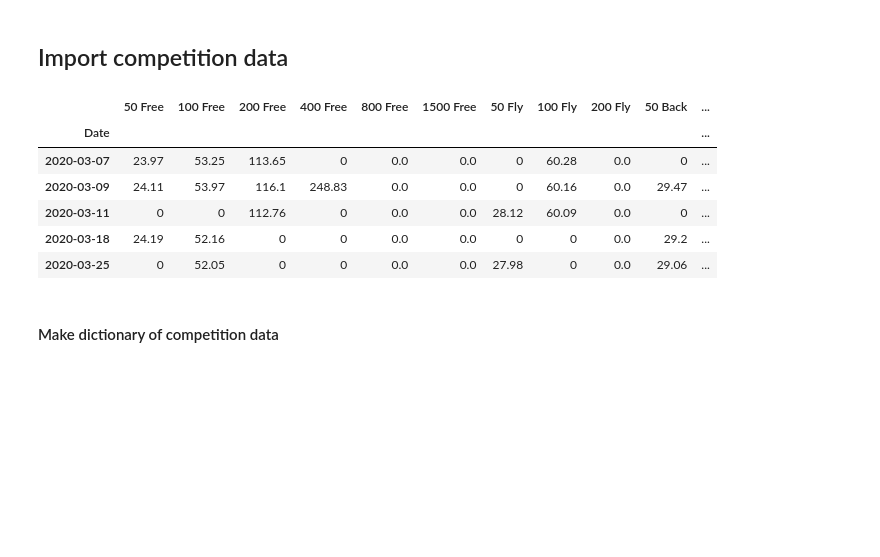
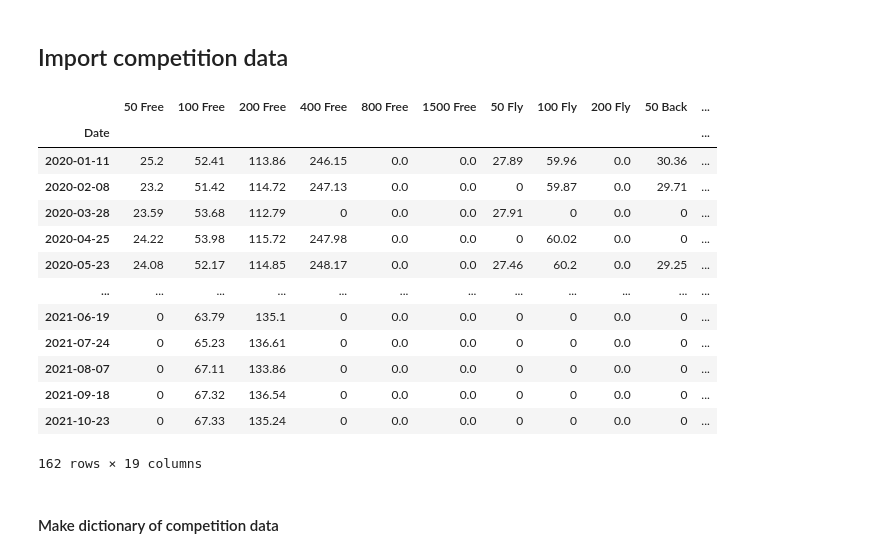
Before and after one commit to JIHOO97/TrainingTime-Visualization, a Jupyter notebook: Swimming_Plot.ipynb, the cells around one changed output. Saved outputs shown, nothing was run; the diff lists cells and outputs as text; code cells hidden in the pictures; blank space fills up the shorter version.

```diff
--- a/Swimming_Plot.ipynb
+++ b/Swimming_Plot.ipynb
@@ -74,39 +74,53 @@ def convertToSec(s):
         millisecond = int(s[6:])
         return minute*60 + second + millisecond/100
     return 0
-# %%
-competition_data = pd.read_csv("Swim_progress.csv") # read csv file
-
-# fill NaN with zeros
-competition_data = competition_data.fillna(0)
-
-# convert Date column as an index
-competition_data['Date'] = pd.to_datetime(competition_data['Date'])
-competition_data.set_index('Date', inplace=True)
-
-# sort by index
-competition_data = competition_data.sort_index()
-
-# drop competition name **나중에 필요하면 이거 지우시면 됩니다 (대신 밑에 코드 수정 필요)**
-competition_data = competition_data.drop(axis=0, columns="Competition Name")
-
-# columns names
-competition_col_list = competition_data.columns
-
-for i in range(len(competition_data)):
-    for col_name in competition_col_list:
-        converted_value = convertToSec(competition_data.iloc[i, competition_data.columns.get_loc(col_name)])
-        competition_data.iloc[i, competition_data.columns.get_loc(col_name)] = converted_value
-
-competition_data.head()
-# %% [output]
-|  | 50 Free | 100 Free | 200 Free | 400 Free | 800 Free | 1500 Free | 50 Fly | 100 Fly | 200 Fly | 50 Back | ... |
-| Date |  |  |  |  |  |  |  |  |  |  | ... |
-| 2020-03-07 | 23.97 | 53.25 | 113.65 | 0 | 0.0 | 0.0 | 0 | 60.28 | 0.0 | 0 | ... |
-| 2020-03-09 | 24.11 | 53.97 | 116.1 | 248.83 | 0.0 | 0.0 | 0 | 60.16 | 0.0 | 29.47 | ... |
-| 2020-03-11 | 0 | 0 | 112.76 | 0 | 0.0 | 0.0 | 28.12 | 60.09 | 0.0 | 0 | ... |
-| 2020-03-18 | 24.19 | 52.16 | 0 | 0 | 0.0 | 0.0 | 0 | 0 | 0.0 | 29.2 | ... |
-| 2020-03-25 | 0 | 52.05 | 0 | 0 | 0.0 | 0.0 | 27.98 | 0 | 0.0 | 29.06 | ... |
+# %%
+competition_data = pd.read_csv("Swim_progress.csv") # read csv file
+
+# fill NaN with zeros
+competition_data = competition_data.fillna(0)
+
+# drop all zero rows
+competition_data = competition_data.loc[(competition_data!=0).any(axis=1)]
+competition_data = competition_data.reset_index(drop=True)
+
+# change date format
+for i in range(len(competition_data)):
+    competition_data.at[i, 'Date'] = datetime.strptime(competition_data.Date[i], '%d/%m/%Y').date()
+
+# convert Date column as an index
+competition_data['Date'] = pd.to_datetime(competition_data['Date'])
+competition_data.set_index('Date', inplace=True)
+
+# convert str to time
+cols = competition_data.columns[:-1]
+isNotEric = False
+for i in range(len(competition_data)):
+    if isNotEric:
+        break
+    for col in cols:
+        if competition_data["Name"][i] != "오승현":
+            isNotEric = True
+            break
+        if competition_data.iloc[i][col] != 0:
+            competition_data.iloc[i, competition_data.columns.get_loc(col)] = convertToSec(competition_data.iloc[i][col])
+
+competition_data
+# %% [output]
+|  | 50 Free | 100 Free | 200 Free | 400 Free | 800 Free | 1500 Free | 50 Fly | 100 Fly | 200 Fly | 50 Back | ... |
+| Date |  |  |  |  |  |  |  |  |  |  | ... |
+| 2020-01-11 | 25.2 | 52.41 | 113.86 | 246.15 | 0.0 | 0.0 | 27.89 | 59.96 | 0.0 | 30.36 | ... |
+| 2020-02-08 | 23.2 | 51.42 | 114.72 | 247.13 | 0.0 | 0.0 | 0 | 59.87 | 0.0 | 29.71 | ... |
+| 2020-03-28 | 23.59 | 53.68 | 112.79 | 0 | 0.0 | 0.0 | 27.91 | 0 | 0.0 | 0 | ... |
+| 2020-04-25 | 24.22 | 53.98 | 115.72 | 247.98 | 0.0 | 0.0 | 0 | 60.02 | 0.0 | 0 | ... |
+| 2020-05-23 | 24.08 | 52.17 | 114.85 | 248.17 | 0.0 | 0.0 | 27.46 | 60.2 | 0.0 | 29.25 | ... |
+| ... | ... | ... | ... | ... | ... | ... | ... | ... | ... | ... | ... |
+| 2021-06-19 | 0 | 63.79 | 135.1 | 0 | 0.0 | 0.0 | 0 | 0 | 0.0 | 0 | ... |
+| 2021-07-24 | 0 | 65.23 | 136.61 | 0 | 0.0 | 0.0 | 0 | 0 | 0.0 | 0 | ... |
+| 2021-08-07 | 0 | 67.11 | 133.86 | 0 | 0.0 | 0.0 | 0 | 0 | 0.0 | 0 | ... |
+| 2021-09-18 | 0 | 67.32 | 136.54 | 0 | 0.0 | 0.0 | 0 | 0 | 0.0 | 0 | ... |
+| 2021-10-23 | 0 | 67.33 | 135.24 | 0 | 0.0 | 0.0 | 0 | 0 | 0.0 | 0 | ... |
+162 rows × 19 columns
 # %% [markdown]
 #### Make dictionary of competition data
 # %%
```
Also changed, not shown: parts of 7 cells of this notebook, 6 other files.
